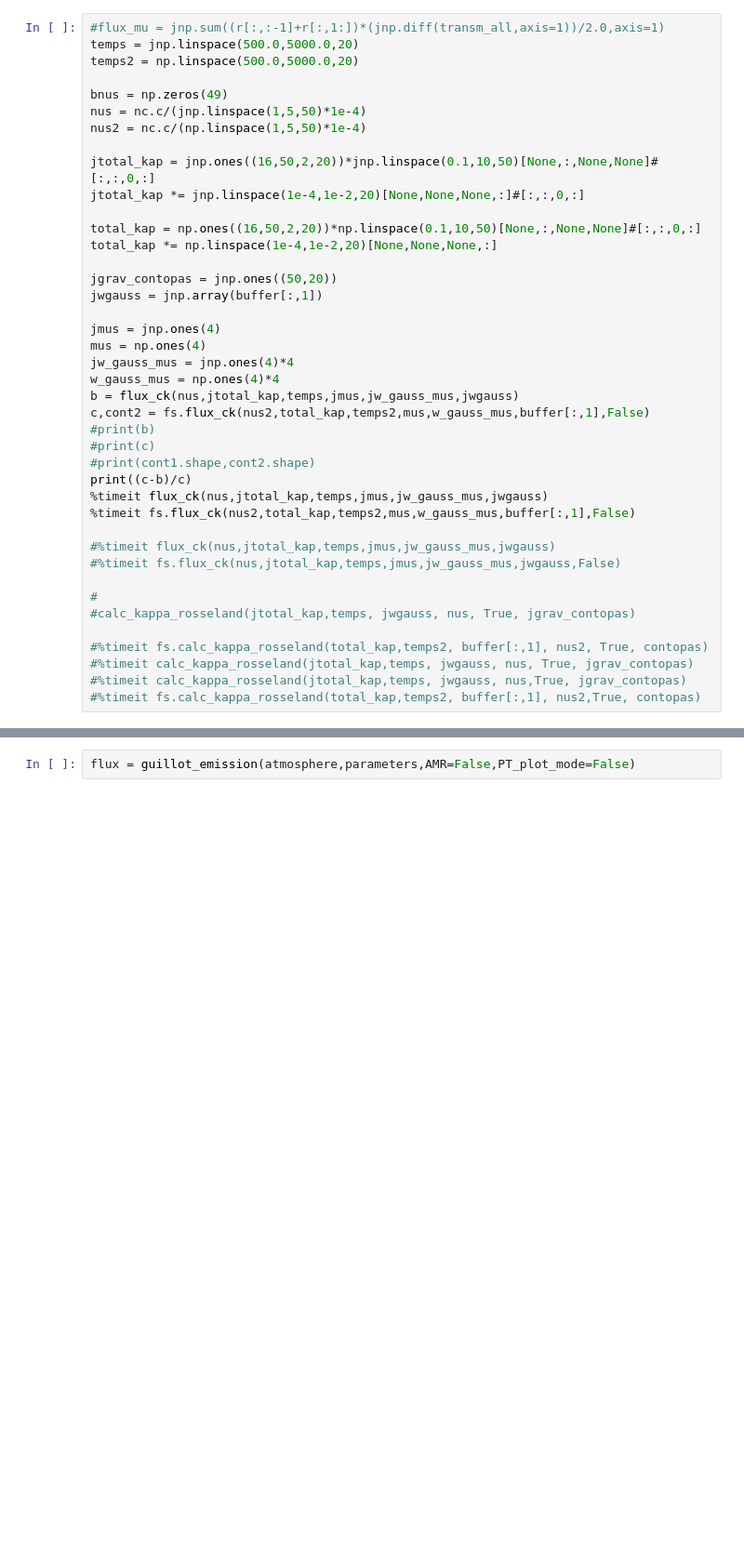
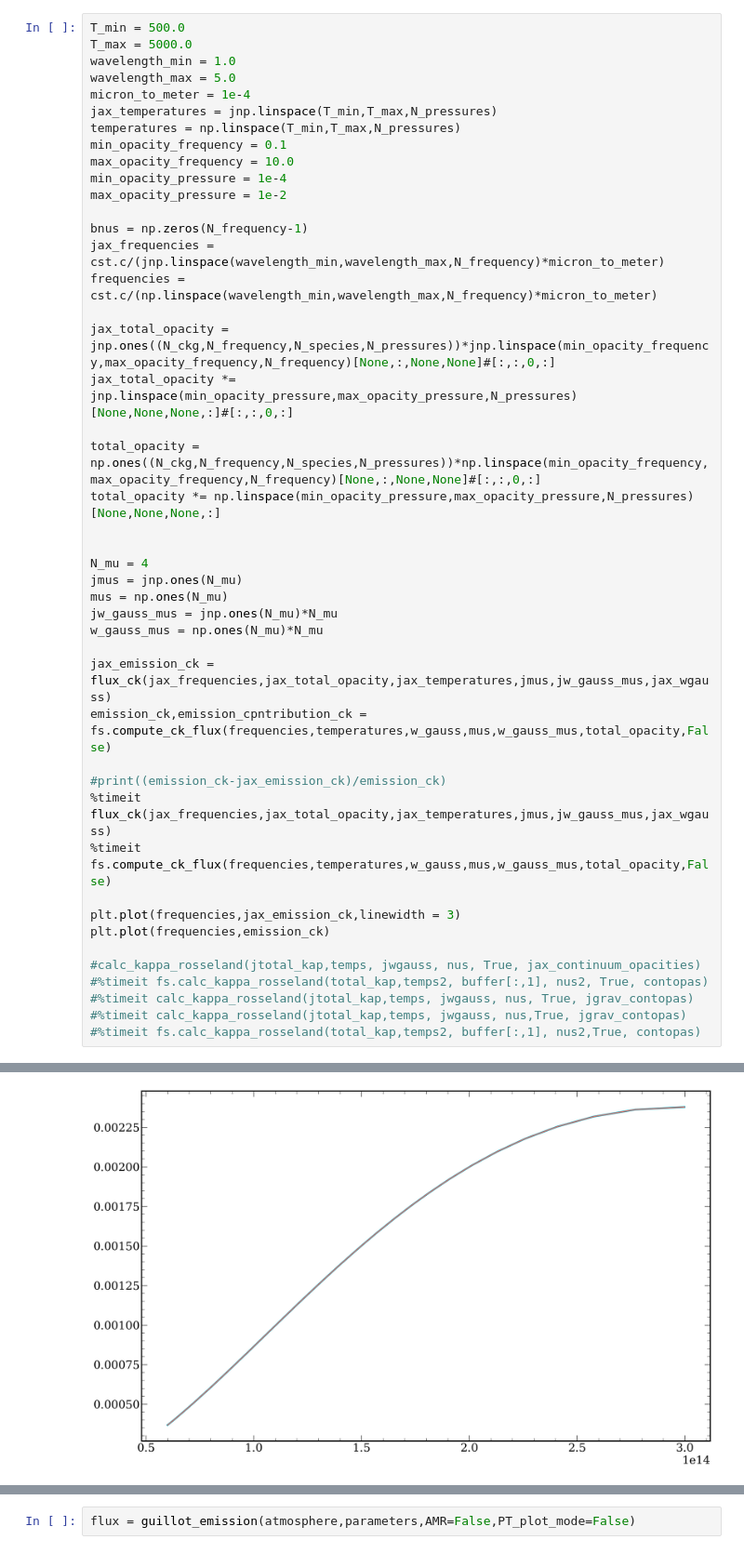
Before and after one commit to wbalmer/petitRADTRANS, a Jupyter notebook: testing_notebook.ipynb, the cells around one changed output, grey strips where cells are left out. Shown at 93% size. Saved outputs shown, nothing was run; the diff lists cells and outputs as text; blank space fills up the shorter version.

```diff
--- a/testing_notebook.ipynb
+++ b/testing_notebook.ipynb
@@ -474,42 +440,46 @@ def star_planck(T,nu):
     B_nu = jnp.array(bnus)
     return B_nu
 # %%
-#flux_mu = jnp.sum((r[:,:-1]+r[:,1:])*(jnp.diff(transm_all,axis=1))/2.0,axis=1)
-temps = jnp.linspace(500.0,5000.0,20)
-temps2 = np.linspace(500.0,5000.0,20)
+T_min = 500.0
+T_max = 5000.0
+wavelength_min = 1.0
+wavelength_max = 5.0
+micron_to_meter = 1e-4
+jax_temperatures = jnp.linspace(T_min,T_max,N_pressures)
+temperatures = np.linspace(T_min,T_max,N_pressures)
+min_opacity_frequency = 0.1
+max_opacity_frequency = 10.0
+min_opacity_pressure = 1e-4
+max_opacity_pressure = 1e-2
 
-bnus = np.zeros(49)
-nus = nc.c/(jnp.linspace(1,5,50)*1e-4)
-nus2 = nc.c/(np.linspace(1,5,50)*1e-4)
+bnus = np.zeros(N_frequency-1)
+jax_frequencies = cst.c/(jnp.linspace(wavelength_min,wavelength_max,N_frequency)*micron_to_meter)
+frequencies = cst.c/(np.linspace(wavelength_min,wavelength_max,N_frequency)*micron_to_meter)
 
-jtotal_kap = jnp.ones((16,50,2,20))*jnp.linspace(0.1,10,50)[None,:,None,None]#[:,:,0,:]
-jtotal_kap *= jnp.linspace(1e-4,1e-2,20)[None,None,None,:]#[:,:,0,:]
+jax_total_opacity = jnp.ones((N_ckg,N_frequency,N_species,N_pressures))*jnp.linspace(min_opacity_frequency,max_opacity_frequency,N_frequency)[None,:,None,None]#[:,:,0,:]
+jax_total_opacity *= jnp.linspace(min_opacity_pressure,max_opacity_pressure,N_pressures)[None,None,None,:]#[:,:,0,:]
 
-total_kap = np.ones((16,50,2,20))*np.linspace(0.1,10,50)[None,:,None,None]#[:,:,0,:]
-total_kap *= np.linspace(1e-4,1e-2,20)[None,None,None,:]
+total_opacity = np.ones((N_ckg,N_frequency,N_species,N_pressures))*np.linspace(min_opacity_frequency,max_opacity_frequency,N_frequency)[None,:,None,None]#[:,:,0,:]
+total_opacity *= np.linspace(min_opacity_pressure,max_opacity_pressure,N_pressures)[None,None,None,:]
 
-jgrav_contopas = jnp.ones((50,20))
-jwgauss = jnp.array(buffer[:,1])
 
-jmus = jnp.ones(4)
-mus = np.ones(4)
-jw_gauss_mus = jnp.ones(4)*4
-w_gauss_mus = np.ones(4)*4
-b = flux_ck(nus,jtotal_kap,temps,jmus,jw_gauss_mus,jwgauss)
-c,cont2 = fs.flux_ck(nus2,total_kap,temps2,mus,w_gauss_mus,buffer[:,1],False)
-#print(b)
-#print(c)
-#print(cont1.shape,cont2.shape)
-print((c-b)/c)
-%timeit flux_ck(nus,jtotal_kap,temps,jmus,jw_gauss_mus,jwgauss)
-%timeit fs.flux_ck(nus2,total_kap,temps2,mus,w_gauss_mus,buffer[:,1],False)
+N_mu = 4
+jmus = jnp.ones(N_mu)
+mus = np.ones(N_mu)
+jw_gauss_mus = jnp.ones(N_mu)*N_mu
+w_gauss_mus = np.ones(N_mu)*N_mu
 
-#%timeit flux_ck(nus,jtotal_kap,temps,jmus,jw_gauss_mus,jwgauss)
-#%timeit fs.flux_ck(nus,jtotal_kap,temps,jmus,jw_gauss_mus,jwgauss,False)
+jax_emission_ck = flux_ck(jax_frequencies,jax_total_opacity,jax_temperatures,jmus,jw_gauss_mus,jax_wgauss)
+emission_ck,emission_cpntribution_ck = fs.compute_ck_flux(frequencies,temperatures,w_gauss,mus,w_gauss_mus,total_opacity,False)
 
-#
-#calc_kappa_rosseland(jtotal_kap,temps, jwgauss, nus, True, jgrav_contopas)
+#print((emission_ck-jax_emission_ck)/emission_ck)
+%timeit flux_ck(jax_frequencies,jax_total_opacity,jax_temperatures,jmus,jw_gauss_mus,jax_wgauss)
+%timeit fs.compute_ck_flux(frequencies,temperatures,w_gauss,mus,w_gauss_mus,total_opacity,False)
 
+plt.plot(frequencies,jax_emission_ck,linewidth = 3)
+plt.plot(frequencies,emission_ck)
+
+#calc_kappa_rosseland(jtotal_kap,temps, jwgauss, nus, True, jax_continuum_opacities)
 #%timeit fs.calc_kappa_rosseland(total_kap,temps2, buffer[:,1], nus2, True, contopas)
 #%timeit calc_kappa_rosseland(jtotal_kap,temps, jwgauss, nus, True, jgrav_contopas)
 #%timeit calc_kappa_rosseland(jtotal_kap,temps, jwgauss, nus,True, jgrav_contopas)
@@ -532,0 +504 @@ print((c-b)/c)
+[figure, added]
```
Also changed, not shown: parts of 23 cells of this notebook.
